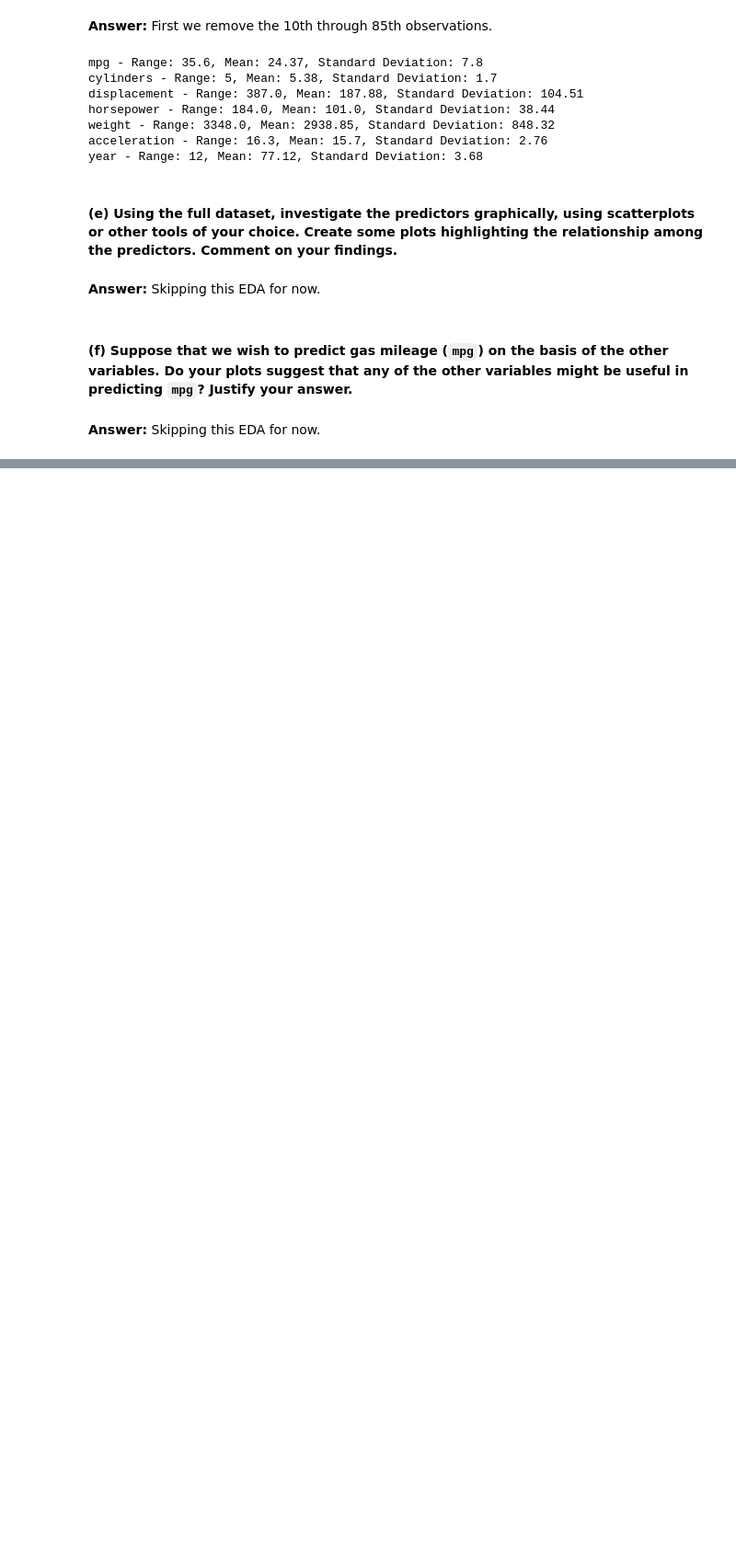
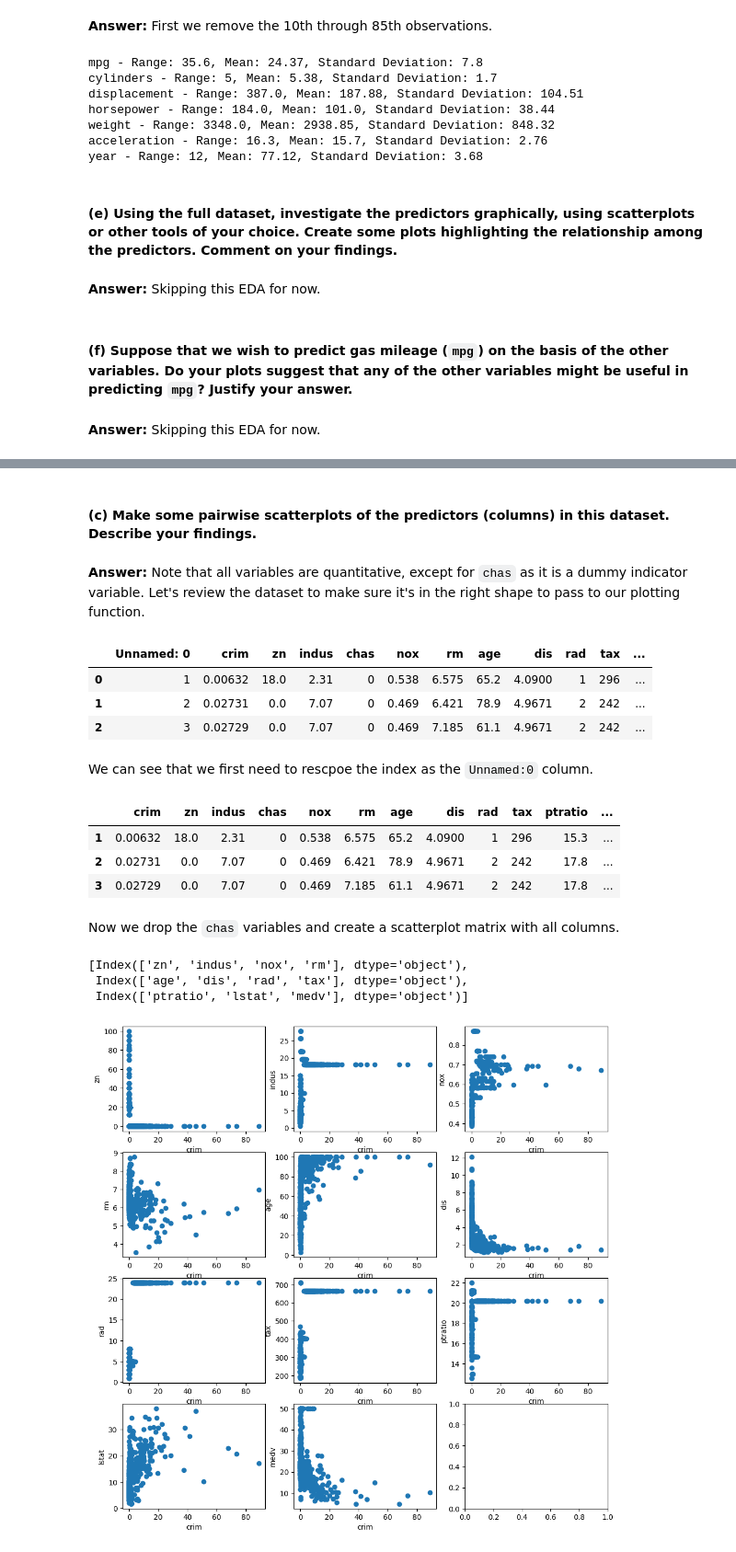
Before and after one commit to justingroves/ISLP, a Jupyter notebook: Jupyter Labs/Chapter 2 Statistical Learning/2.4 Exercises.ipynb, the cells around one changed output, grey strips where cells are left out. Shown: that part at 92% size. Cells and saved outputs as stored; diff of their text form; code cells hidden in the pictures; blank space fills up the shorter version.

Commit message:
Add: Answered question 2.4.10

```diff
--- a/Jupyter Labs/Chapter 2 Statistical Learning/2.4 Exercises.ipynb
+++ b/Jupyter Labs/Chapter 2 Statistical Learning/2.4 Exercises.ipynb
@@ -606,0 +643,49 @@ year - Range: 12, Mean: 77.12, Standard Deviation: 3.68
+# %% [markdown]
+#### (c) Make some pairwise scatterplots of the predictors (columns) in this dataset. Describe your findings.
+# %% [markdown]
+**Answer:** Note that all variables are quantitative, except for `chas` as it is a dummy indicator variable. Let's review the dataset to make sure it's in the right shape to pass to our plotting function.
+# %%
+# Get the first 3 rows of the dataset
+boston.head(3)
+# %% [output]
+|  | Unnamed: 0 | crim | zn | indus | chas | nox | rm | age | dis | rad | tax | ... |
+| 0 | 1 | 0.00632 | 18.0 | 2.31 | 0 | 0.538 | 6.575 | 65.2 | 4.0900 | 1 | 296 | ... |
+| 1 | 2 | 0.02731 | 0.0 | 7.07 | 0 | 0.469 | 6.421 | 78.9 | 4.9671 | 2 | 242 | ... |
+| 2 | 3 | 0.02729 | 0.0 | 7.07 | 0 | 0.469 | 7.185 | 61.1 | 4.9671 | 2 | 242 | ... |
+# %% [markdown]
+We can see that we first need to rescpoe the index as the `Unnamed:0` column.
+# %%
+# Read in the data accounting for the index column
+boston = pd.read_csv('Boston.csv', index_col=0)
+boston.head(3)
+# %% [output]
+|  | crim | zn | indus | chas | nox | rm | age | dis | rad | tax | ptratio | ... |
+| 1 | 0.00632 | 18.0 | 2.31 | 0 | 0.538 | 6.575 | 65.2 | 4.0900 | 1 | 296 | 15.3 | ... |
+| 2 | 0.02731 | 0.0 | 7.07 | 0 | 0.469 | 6.421 | 78.9 | 4.9671 | 2 | 242 | 17.8 | ... |
+| 3 | 0.02729 | 0.0 | 7.07 | 0 | 0.469 | 7.185 | 61.1 | 4.9671 | 2 | 242 | 17.8 | ... |
+# %% [markdown]
+Now we drop the `chas` variables and create a scatterplot matrix with all columns.
+# %%
+np.array_split(boston.drop(['crim', 'chas'], axis=1).columns, 3)
+# %% [output]
+[Index(['zn', 'indus', 'nox', 'rm'], dtype='object'),
+ Index(['age', 'dis', 'rad', 'tax'], dtype='object'),
+ Index(['ptratio', 'lstat', 'medv'], dtype='object')]
+# %%
+num_rows = 4 # Number of rows in the plot
+
+# Set up the subplots
+fig, axes = plt.subplots(num_rows, int(np.ceil((len(boston.columns)-2) / num_rows)), figsize=(12,12))
+
+# Set up the target column and lists of columns to plot
+target_col = boston.crim
+col_to_plot = np.array_split(boston.drop(['crim', 'chas'], axis=1).columns, num_rows)
+
+# Plot the graphs
+for ax_row, col_list in zip(axes, col_to_plot):
+    for ax, col in zip(ax_row, col_list):
+        ax.scatter(target_col, boston[col])
+        ax.set_xlabel('crim')
+        ax.set_ylabel(col)
+# %% [output]
+[figure, added]
```
Also changed, not shown: parts of 32 cells of this notebook.
